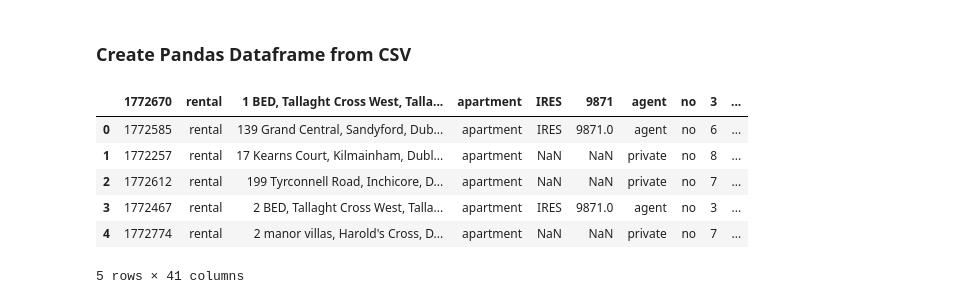
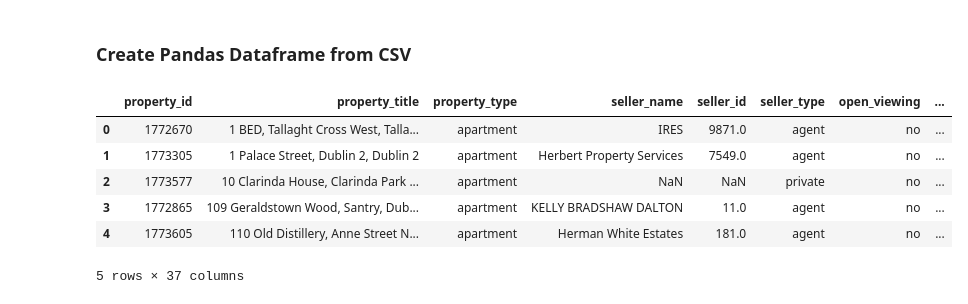
Before and after one commit to daft-project/daft-project, a Jupyter notebook: heidisandbox/Scrape - Download - Scrape.ipynb, the cells around one changed output. Cells and saved outputs as stored; diff of their text form; code cells hidden in the pictures.

```diff
--- a/heidisandbox/Scrape - Download - Scrape.ipynb
+++ b/heidisandbox/Scrape - Download - Scrape.ipynb
@@ -181,20 +186,20 @@ issue reading in page daftpages/the-plaza-swords-dublin-1772641.html. Skipping t
 # %%
 
 
 data_csv = 'data/scraped_data.csv'
 df = pd.read_csv(data_csv)
 
-drop some not very useful columns
+#drop some not very useful columns
 df = df.drop('environment', 1)
 df = df.drop('page_name', 1)
 df = df.drop('platform', 1)
 df = df.drop('property_category', 1)
 df.head()
 # %% [output]
-|  | 1772670 | rental | 1 BED, Tallaght Cross West, Talla... | apartment | IRES | 9871 | agent | no | 3 | ... |
-| 0 | 1772585 | rental | 139 Grand Central, Sandyford, Dub... | apartment | IRES | 9871.0 | agent | no | 6 | ... |
-| 1 | 1772257 | rental | 17 Kearns Court, Kilmainham, Dubl... | apartment | NaN | NaN | private | no | 8 | ... |
-| 2 | 1772612 | rental | 199 Tyrconnell Road, Inchicore, D... | apartment | NaN | NaN | private | no | 7 | ... |
-| 3 | 1772467 | rental | 2 BED, Tallaght Cross West, Talla... | apartment | IRES | 9871.0 | agent | no | 3 | ... |
-| 4 | 1772774 | rental | 2 manor villas, Harold's Cross, D... | apartment | NaN | NaN | private | no | 7 | ... |
+|  | property_id | property_title | property_type | seller_name | seller_id | seller_type | open_viewing | ... |
+| 0 | 1772670 | 1 BED, Tallaght Cross West, Talla... | apartment | IRES | 9871.0 | agent | no | ... |
+| 1 | 1773305 | 1 Palace Street, Dublin 2, Dublin 2 | apartment | Herbert Property Services | 7549.0 | agent | no | ... |
+| 2 | 1773577 | 10 Clarinda House, Clarinda Park ... | apartment | NaN | NaN | private | no | ... |
+| 3 | 1772865 | 109 Geraldstown Wood, Santry, Dub... | apartment | KELLY BRADSHAW DALTON | 11.0 | agent | no | ... |
+| 4 | 1773605 | 110 Old Distillery, Anne Street N... | apartment | Herman White Estates | 181.0 | agent | no | ... |
-5 rows × 41 columns
+5 rows × 37 columns
```
Also changed, not shown: parts of 4 cells of this notebook, 3 other files.
